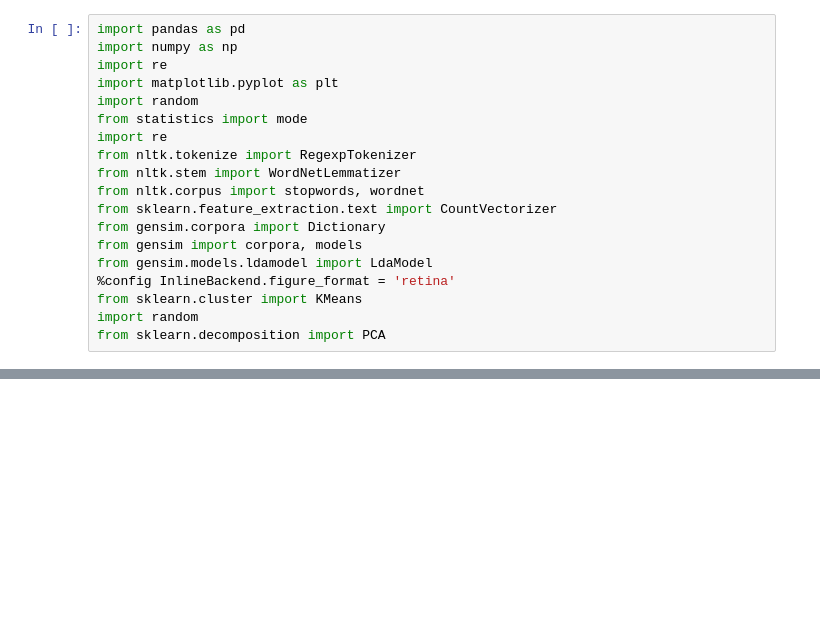
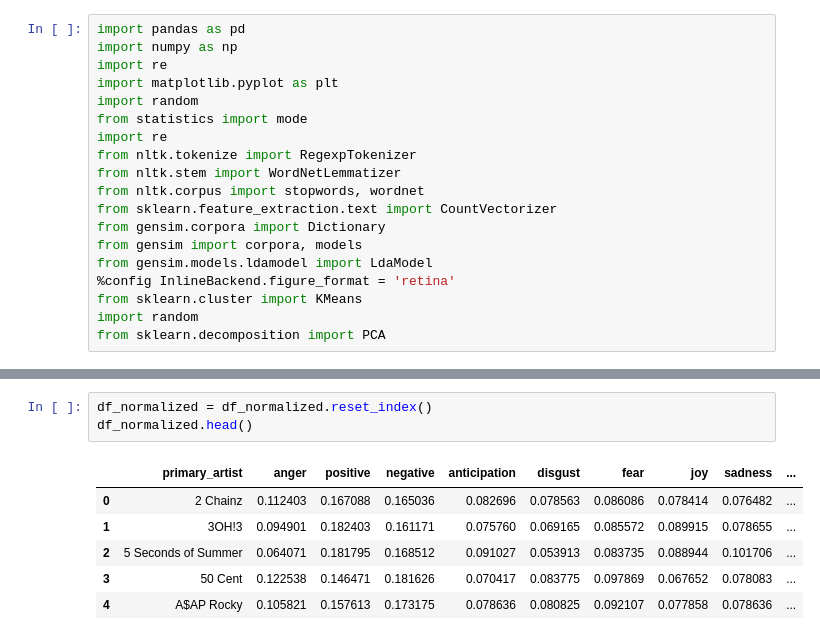
Before and after one commit to dunyaoguz/lyrics_decomposed, a Jupyter notebook: example.ipynb, the cells around one changed output, grey strips where cells are left out. Cells and saved outputs as stored; diff of their text form; blank space fills up the shorter version.

```diff
--- a/example.ipynb
+++ b/example.ipynb
@@ -58,0 +90,10 @@ print(df_2.fear.mean())
+# %%
+df_normalized = df_normalized.reset_index()
+df_normalized.head()
+# %% [output]
+|  | primary_artist | anger | positive | negative | anticipation | disgust | fear | joy | sadness | ... |
+| 0 | 2 Chainz | 0.112403 | 0.167088 | 0.165036 | 0.082696 | 0.078563 | 0.086086 | 0.078414 | 0.076482 | ... |
+| 1 | 3OH!3 | 0.094901 | 0.182403 | 0.161171 | 0.075760 | 0.069165 | 0.085572 | 0.089915 | 0.078655 | ... |
+| 2 | 5 Seconds of Summer | 0.064071 | 0.181795 | 0.168512 | 0.091027 | 0.053913 | 0.083735 | 0.088944 | 0.101706 | ... |
+| 3 | 50 Cent | 0.122538 | 0.146471 | 0.181626 | 0.070417 | 0.083775 | 0.097869 | 0.067652 | 0.078083 | ... |
+| 4 | A$AP Rocky | 0.105821 | 0.157613 | 0.173175 | 0.078636 | 0.080825 | 0.092107 | 0.077858 | 0.078636 | ... |
```
Also changed, not shown: parts of 18 cells of this notebook, 16 other files.
